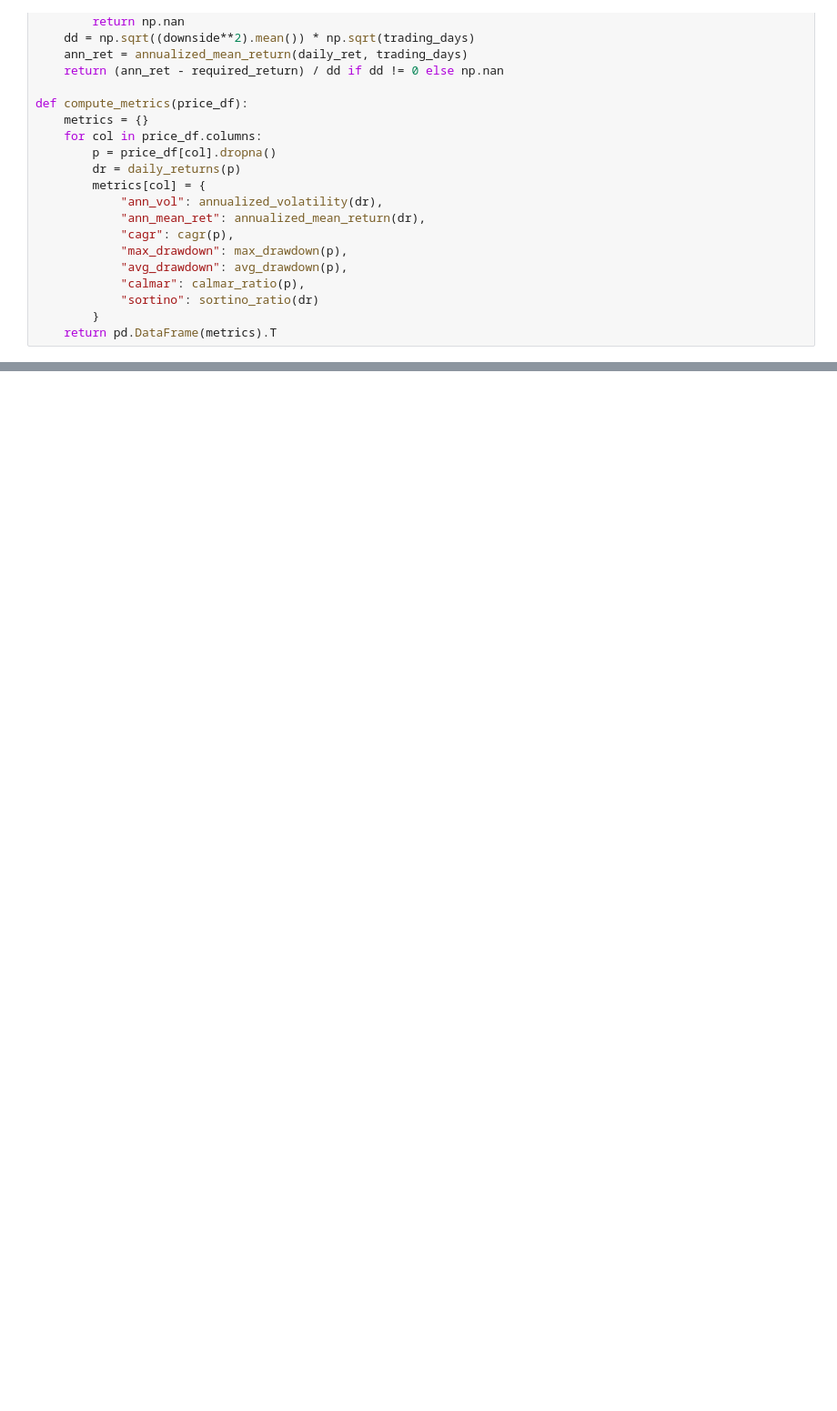
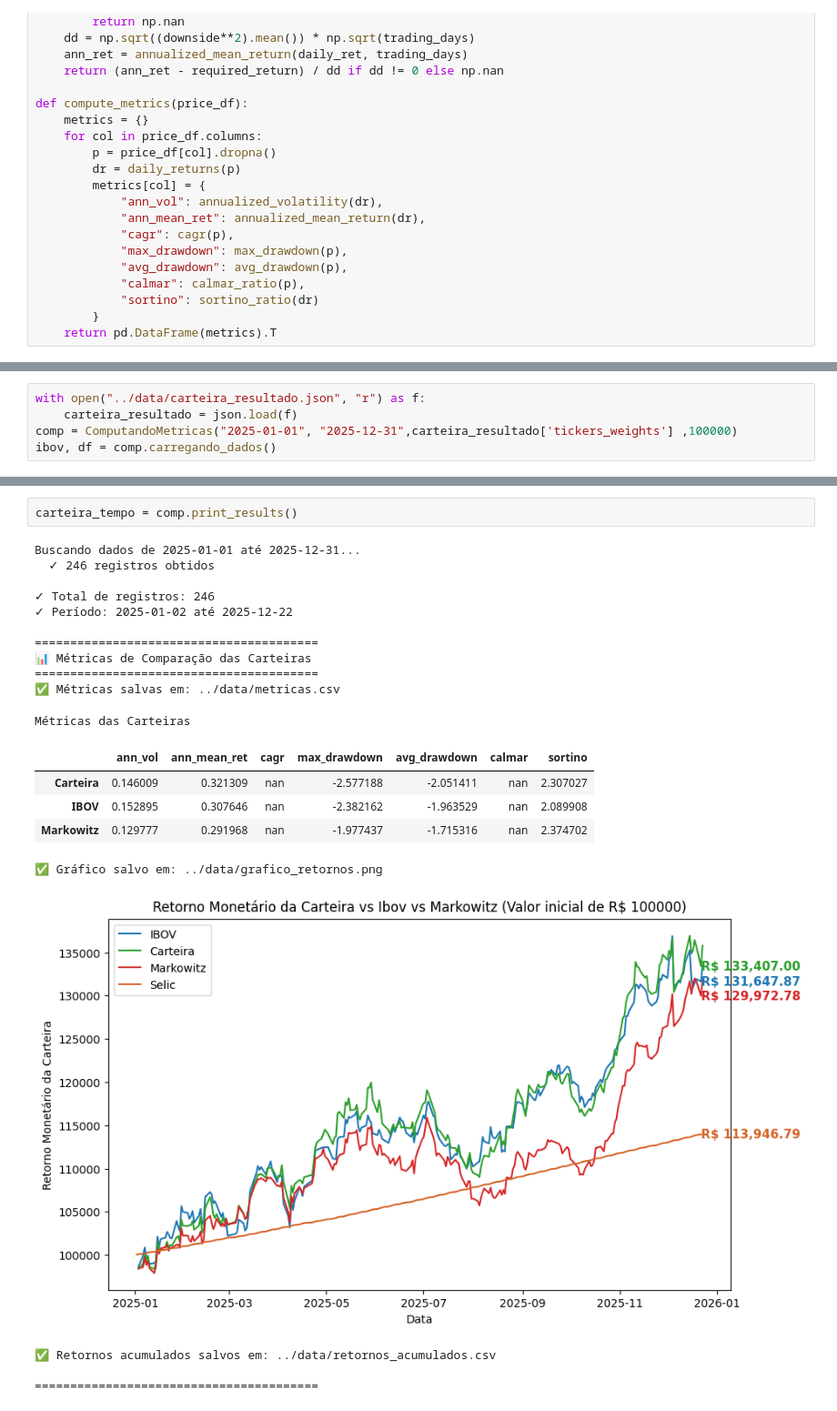
Before and after one commit to Jeferson100/Agent-Portfolio-Optimizer, a Jupyter notebook: notebooks/analise_results_carteiras.ipynb, the cells around one changed output, grey strips where cells are left out. Shown: that part at 91% size. Drawn from its saved outputs; the diff is of its cells as text; blank space fills up the shorter version.

Commit message:
Criando avaliador de carteira

```diff
--- a/notebooks/analise_results_carteiras.ipynb
+++ b/notebooks/analise_results_carteiras.ipynb
@@ -452,0 +822,5 @@ pesos_carteiras[chaves[0]], pesos_carteiras_marcowitz[chaves[0]]
+# %%
+with open("../data/carteira_resultado.json", "r") as f:
+    carteira_resultado = json.load(f)
+comp = ComputandoMetricas("2025-01-01", "2025-12-31",carteira_resultado['tickers_weights'] ,100000)
+ibov, df = comp.carregando_dados()
@@ -452,0 +840,23 @@ pesos_carteiras[chaves[0]], pesos_carteiras_marcowitz[chaves[0]]
+# %%
+carteira_tempo = comp.print_results()
+# %% [output]
+Buscando dados de 2025-01-01 até 2025-12-31...
+  ✓ 246 registros obtidos
+
+✓ Total de registros: 246
+✓ Período: 2025-01-02 até 2025-12-22
+
+========================================
+📊 Métricas de Comparação das Carteiras
+========================================
+✅ Métricas salvas em: ../data/metricas.csv
+Métricas das Carteiras
+|  | ann_vol | ann_mean_ret | cagr | max_drawdown | avg_drawdown | calmar | sortino |
+| Carteira | 0.146009 | 0.321309 | nan | -2.577188 | -2.051411 | nan | 2.307027 |
+| IBOV | 0.152895 | 0.307646 | nan | -2.382162 | -1.963529 | nan | 2.089908 |
+| Markowitz | 0.129777 | 0.291968 | nan | -1.977437 | -1.715316 | nan | 2.374702 |
+✅ Gráfico salvo em: ../data/grafico_retornos.png
+[figure, added]
+✅ Retornos acumulados salvos em: ../data/retornos_acumulados.csv
+
+========================================
```
Also changed, not shown: parts of 11 cells of this notebook, 10 other files.
